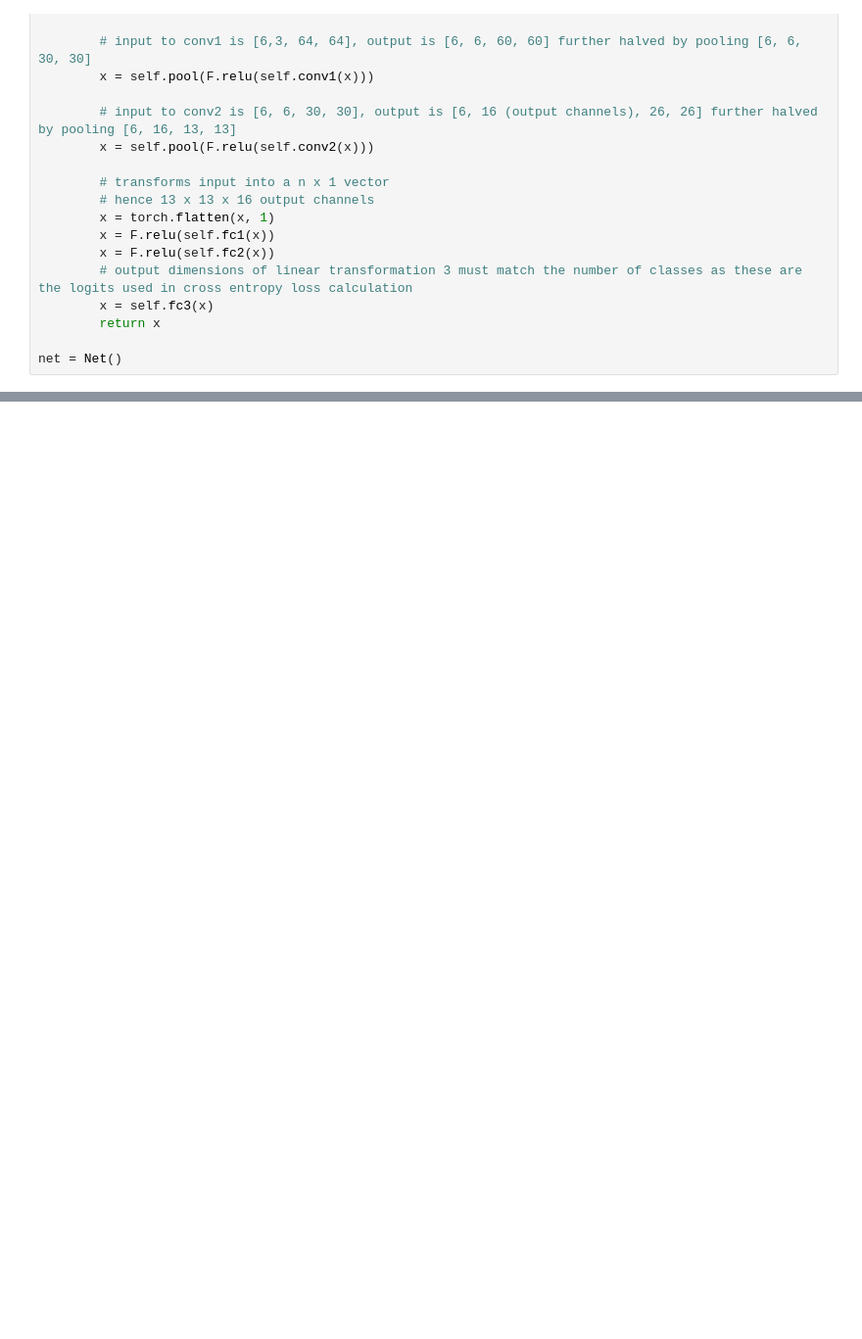
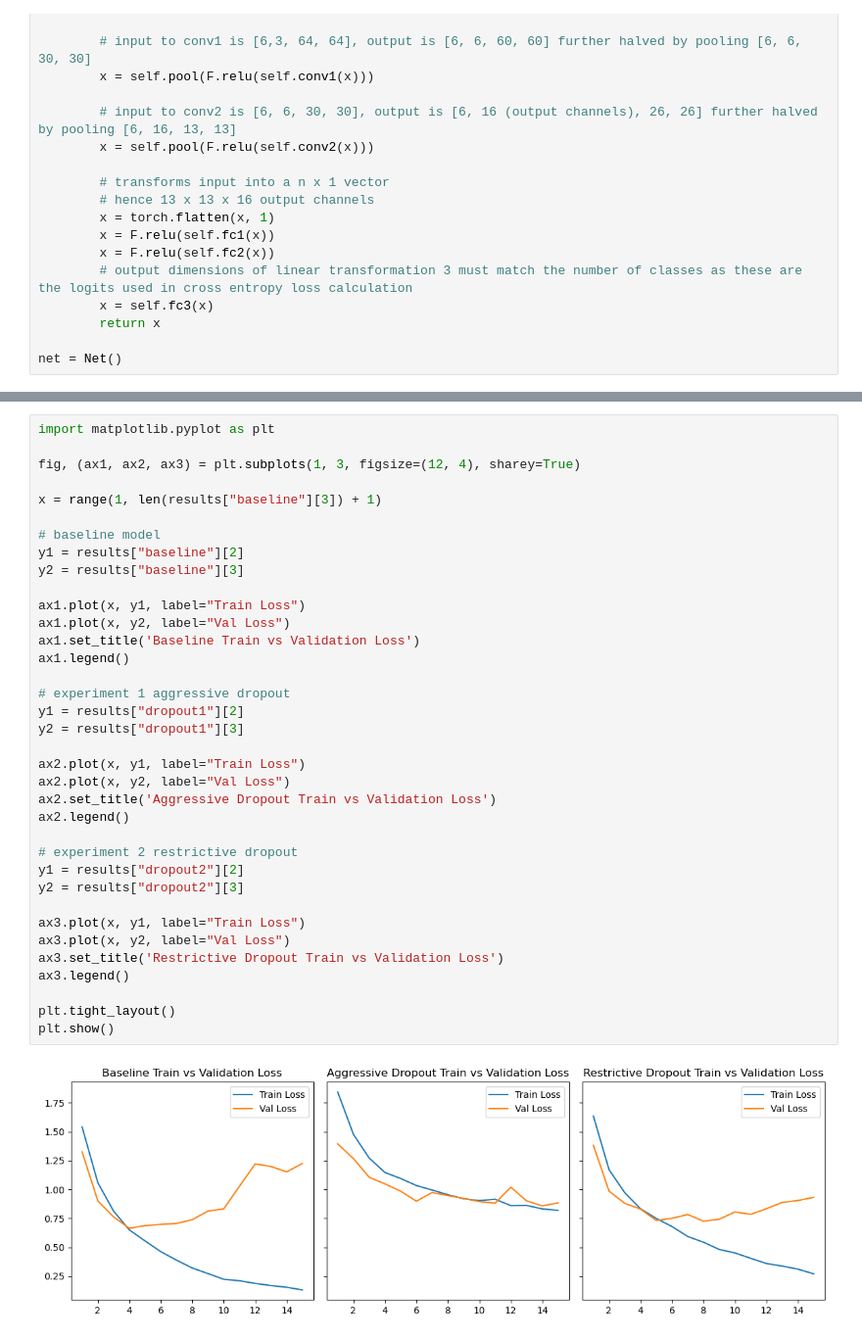
Before and after one commit to omajy/satellite-image-classifier, a Jupyter notebook: satellite-image-classifier.ipynb, the cells around one changed output, grey strips where cells are left out. Shown at 98% size. Saved outputs shown, nothing was run; the diff lists cells and outputs as text; blank space fills up the shorter version.

```diff
--- a/satellite-image-classifier.ipynb
+++ b/satellite-image-classifier.ipynb
@@ -206,0 +481,38 @@ The baseline CNN is likely beginning to overfit the training data, as indicated
+# %%
+import matplotlib.pyplot as plt
+
+fig, (ax1, ax2, ax3) = plt.subplots(1, 3, figsize=(12, 4), sharey=True)
+
+x = range(1, len(results["baseline"][3]) + 1)
+
+# baseline model
+y1 = results["baseline"][2]
+y2 = results["baseline"][3]
+
+ax1.plot(x, y1, label="Train Loss")
+ax1.plot(x, y2, label="Val Loss")
+ax1.set_title('Baseline Train vs Validation Loss')
+ax1.legend()
+
+# experiment 1 aggressive dropout
+y1 = results["dropout1"][2]
+y2 = results["dropout1"][3]
+
+ax2.plot(x, y1, label="Train Loss")
+ax2.plot(x, y2, label="Val Loss")
+ax2.set_title('Aggressive Dropout Train vs Validation Loss')
+ax2.legend()
+
+# experiment 2 restrictive dropout
+y1 = results["dropout2"][2]
+y2 = results["dropout2"][3]
+
+ax3.plot(x, y1, label="Train Loss")
+ax3.plot(x, y2, label="Val Loss")
+ax3.set_title('Restrictive Dropout Train vs Validation Loss')
+ax3.legend()
+
+plt.tight_layout()
+plt.show()
+# %% [output]
+[figure, added]
```
Also changed, not shown: parts of 31 cells of this notebook, 1 other file.
